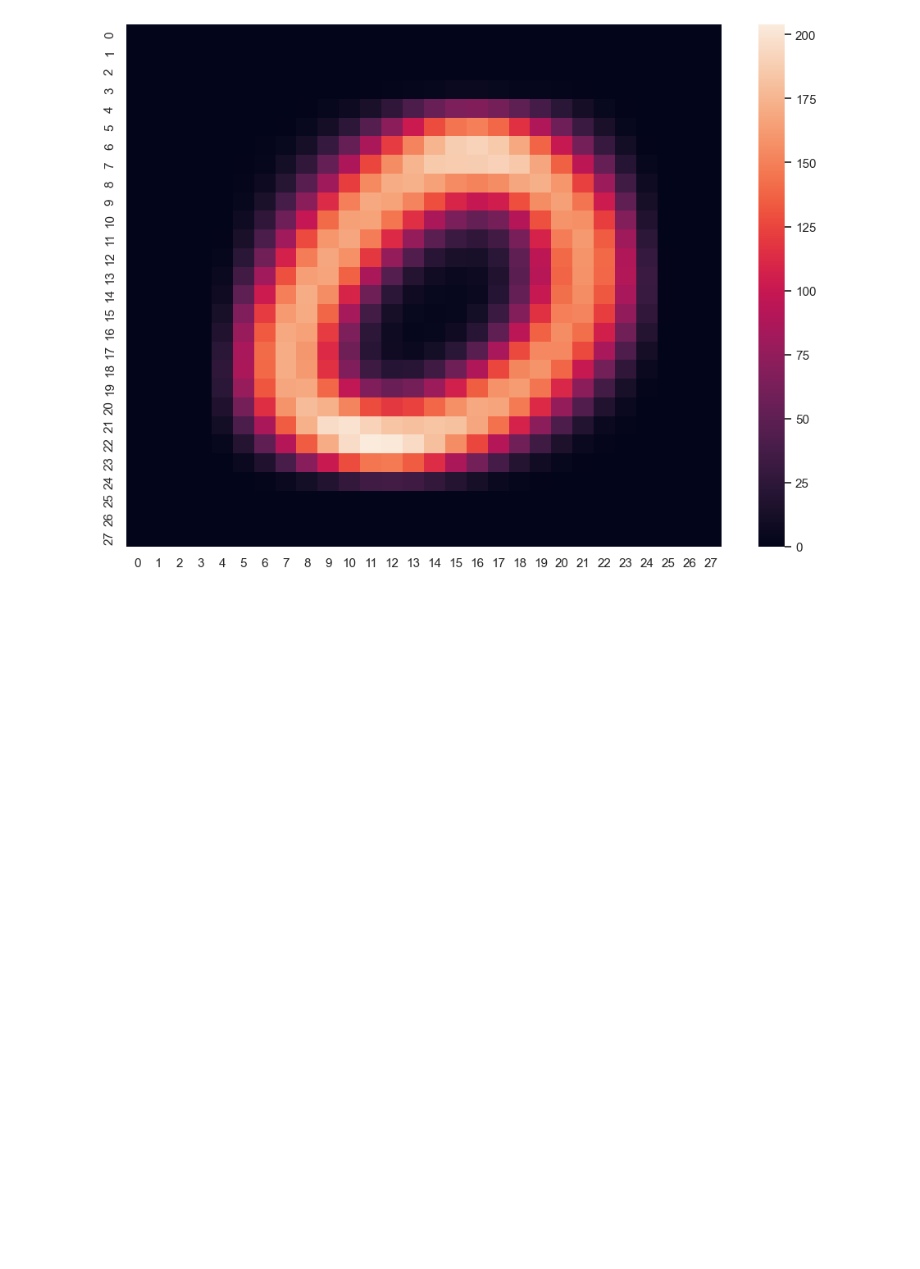
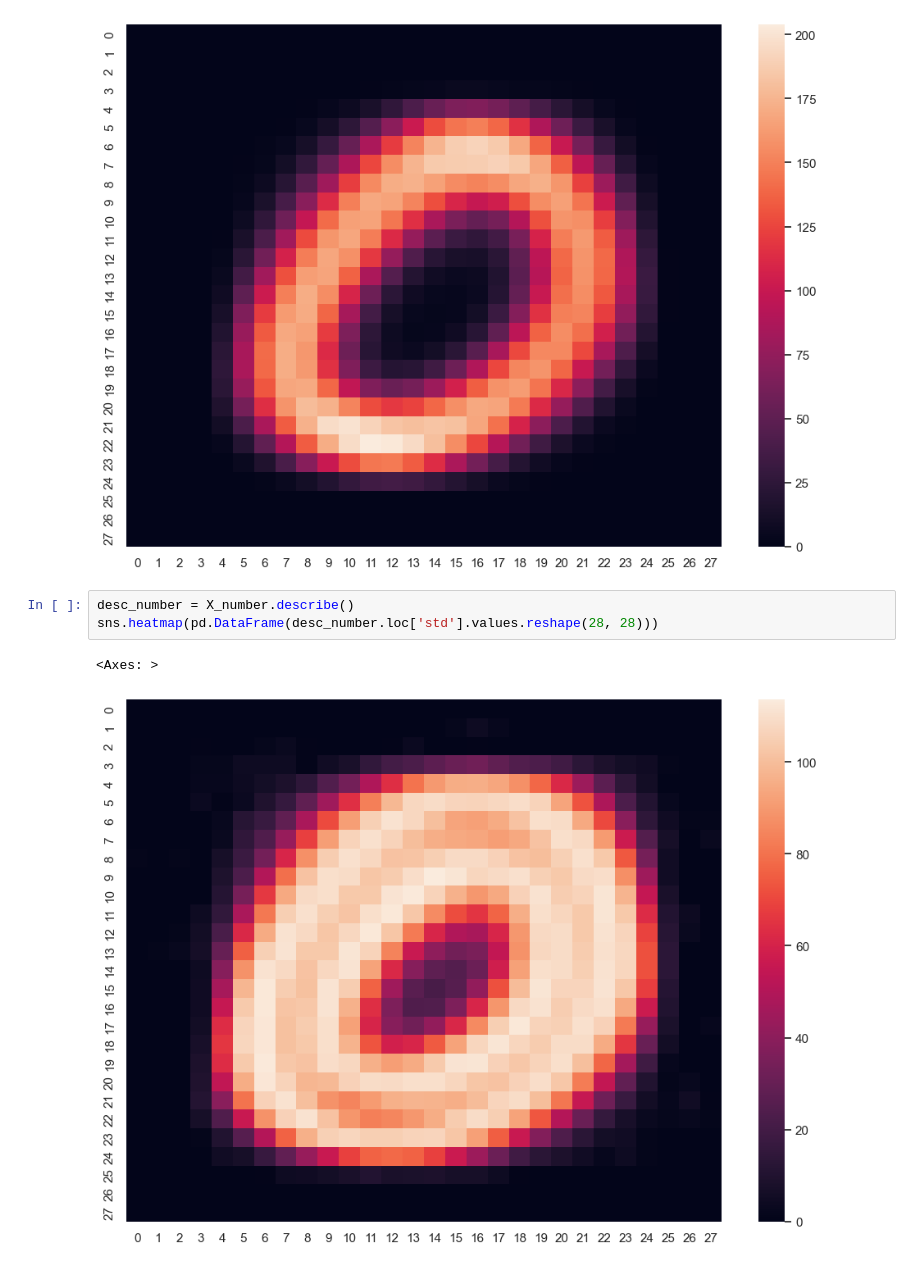
Before and after one commit to dak129/sirius_ml, a Jupyter notebook: selector.ipynb, the cells around one changed output. Drawn from its saved outputs; the diff is of its cells as text; blank space fills up the shorter version.

```diff
--- a/selector.ipynb
+++ b/selector.ipynb
@@ -75,3 +79,9 @@ sns.heatmap(pd.DataFrame(X_number.mean().values.reshape(28, 28)))
 # %% [output]
 <Axes: >
 [figure]
+# %%
+desc_number = X_number.describe()
+sns.heatmap(pd.DataFrame(desc_number.loc['std'].values.reshape(28, 28)))
+# %% [output]
+<Axes: >
+[figure, added]
```
Also changed, not shown: parts of 4 cells of this notebook.
